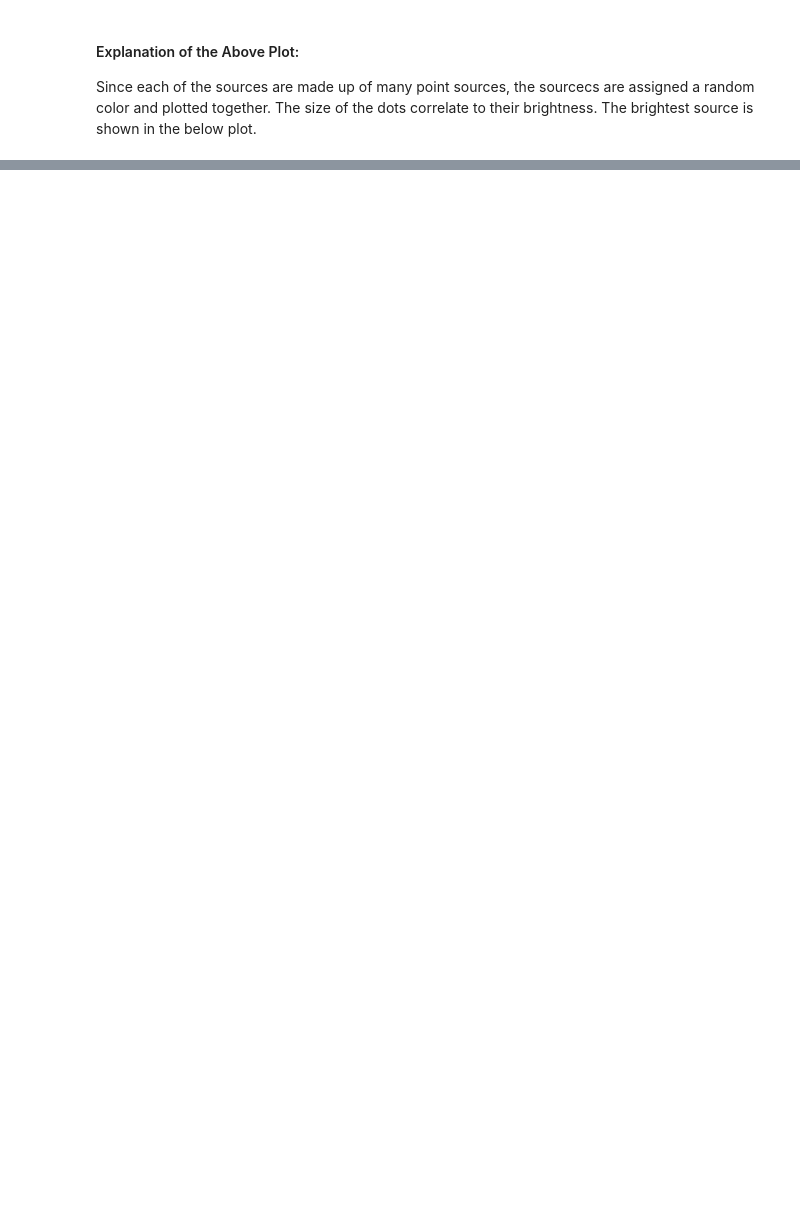
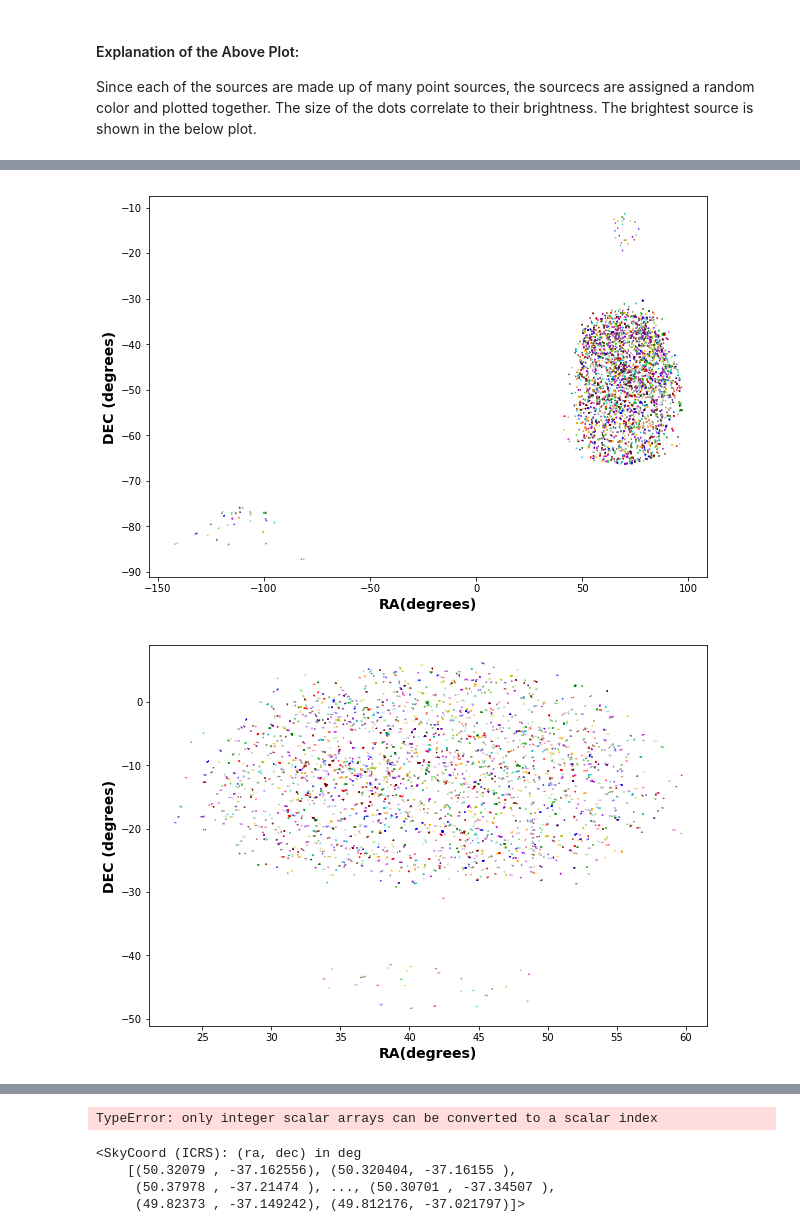
Before and after one commit to kelceydavis33/uwashchamp2019, a Jupyter notebook: fits_function_check.ipynb, the cells around one changed output, grey strips where cells are left out. Saved outputs shown, nothing was run; the diff lists cells and outputs as text; code cells hidden in the pictures; blank space fills up the shorter version.

Commit message:
started matching

```diff
--- a/fits_function_check.ipynb
+++ b/fits_function_check.ipynb
@@ -285,0 +301,42 @@ plt.ylim(-38, -36.5);
+# %%
+def create_radio_sky(directory):
+    """
+
+    Creates a graph of the radio sky for each given file in a directory
+
+    """
+    plt.rcParams['figure.figsize'] = (10, 10)
+    plt.rc('axes', labelsize=14)
+    plt.rc('axes', labelweight='bold')
+    plt.rc('axes', titlesize=16)
+    plt.rc('axes', titleweight='bold')
+    plt.rc('font', family='sans-serif')
+
+    paths = glob.glob(directory + '*.sav')
+    n = 0
+    for path in paths[0:4]:
+        data = clst.collector(path)
+        data_seek = clst.seeker(data)
+
+        RA = np.array(data_seek['EO_sources_RA'])
+        DEC = np.array(data_seek['EO_sources_DEC'])
+        I = np.array(data_seek['EO_sources_I'])
+
+        colors = ['r', 'y', 'm', 'g', 'c', 'b', 'orange', 'maroon', 'limegreen',
+                  'saddlebrown', 'darkseagreen', 'darkviolet', 'indigo']
+        c_rand = np.random.choice(colors, RA.shape[1])
+        plt.figure()
+        #n = n+1
+        #plt.subplot(100 + n)
+        for i in range (0, RA.shape[1]):
+            plt.scatter(RA[:, i][0], DEC[:, i][0], s = I[:, i][0], marker = '.', color = c_rand[i] )
+            plt.xlabel('RA(degrees)')
+            plt.ylabel('DEC (degrees)');
+    return
+# %%
+directory = '/home/kelcey/hera/Washington/uwashchamp2019/source_array_data/'
+
+create_radio_sky(directory)
+# %% [output]
+[figure, added]
+[figure, added]
@@ -285,0 +395,16 @@ plt.ylim(-38, -36.5);
+# %%
+table = table_match(directory, 0)
+table
+# %% [output]
+TypeError: only integer scalar arrays can be converted to a scalar index
+# %%
+RA = np.array(data_seek['EO_sources_RA'])[:][0]
+DEC = np.array(data_seek['EO_sources_DEC'])[:][0]
+ras = [i * u.deg for i in RA]
+decs = [i * u.deg for i in DEC]
+SkyCoord(RA[0]*u.deg, DEC[0]*u.deg)
+# %% [output]
+<SkyCoord (ICRS): (ra, dec) in deg
+    [(50.32079 , -37.162556), (50.320404, -37.16155 ),
+     (50.37978 , -37.21474 ), ..., (50.30701 , -37.34507 ),
+     (49.82373 , -37.149242), (49.812176, -37.021797)]>
```
Also changed, not shown: parts of 7 cells of this notebook.
